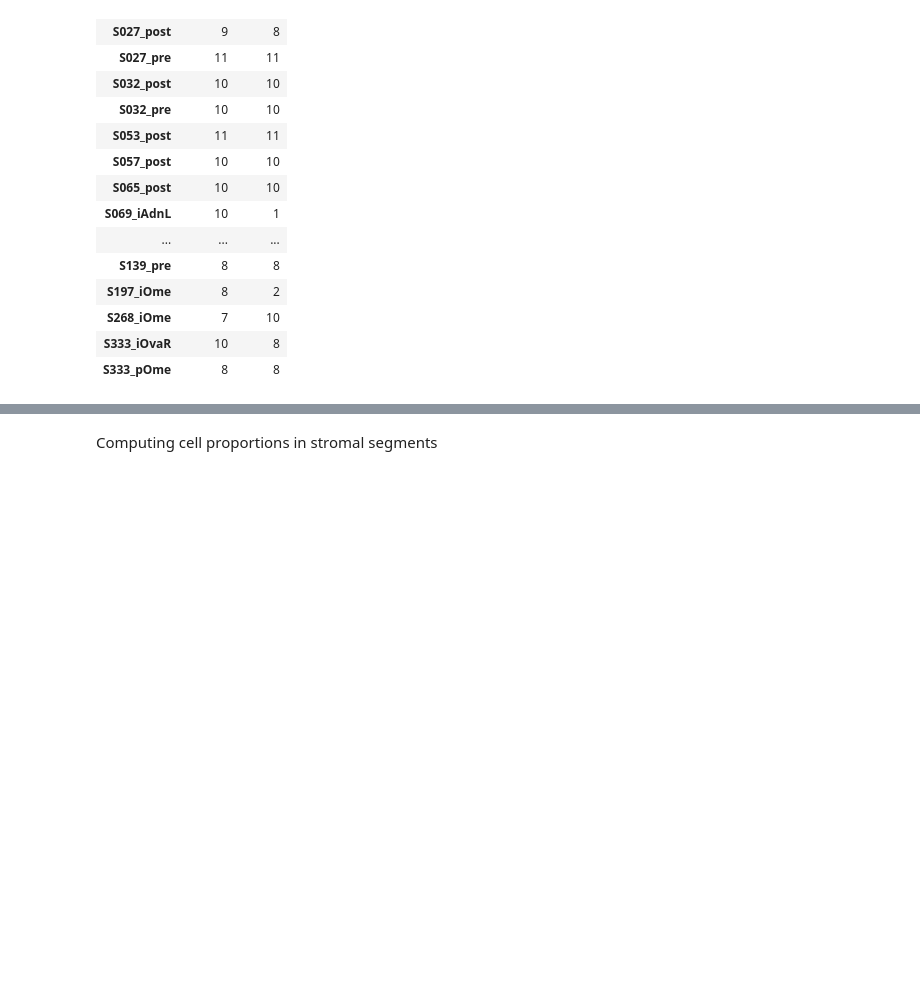
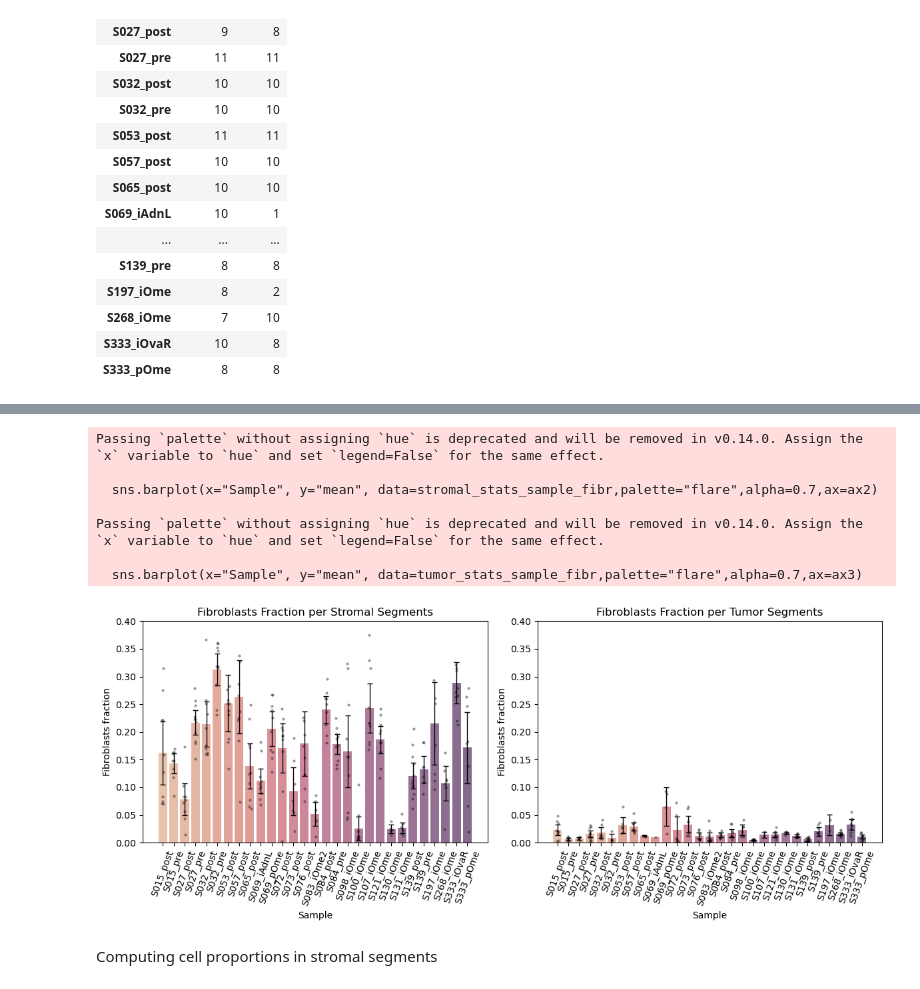
Before and after one commit to farkkilab/GeoFibroMax, a Jupyter notebook: batch_merged/merged_analysis.ipynb, the cells around one changed output, grey strips where cells are left out. Cells and saved outputs as stored; diff of their text form; code cells hidden in the pictures; blank space fills up the shorter version.

```diff
--- a/batch_merged/merged_analysis.ipynb
+++ b/batch_merged/merged_analysis.ipynb
@@ -111,3 +196,54 @@ tumor_stats_sample_tum["ci95"] = 1.96 * tumor_stats_sample_tum["sem"]
+# %%
+fig,(ax2,ax3)=plt.subplots(1,2,figsize=(12, 5))
+
+
+sns.barplot(x="Sample", y="mean", data=stromal_stats_sample_fibr,palette="flare",alpha=0.7,ax=ax2)
+sns.stripplot(x="Sample", y="Fibroblasts", data=stromal_data, color='black', size=3,alpha=0.4, jitter=True, ax=ax2)
+ax2.errorbar(
+    x=np.arange(len(stromal_stats_sample_fibr)),
+    y=stromal_stats_sample_fibr["mean"],
+    yerr=stromal_stats_sample_fibr["ci95"],
+    fmt='none',
+    ecolor='black',
+    capsize=3,
+    linewidth=1.0
+)
+ax2.set_ylim(0, 0.4)
+#ax2.set_xlabel("Sample")
+ax2.set_ylabel("Fibroblasts fraction")
+ax2.set_title("Fibroblasts Fraction per Stromal Segments")
+
+ax2.set_xticks(np.arange(len(stromal_stats_sample_fibr)))
+ax2.set_xticklabels(stromal_stats_sample_fibr["Sample"], rotation=70)
+
+sns.barplot(x="Sample", y="mean", data=tumor_stats_sample_fibr,palette="flare",alpha=0.7,ax=ax3)
+sns.stripplot(x="Sample", y="Fibroblasts", data=tumor_data, color='black', size=3,alpha=0.4, jitter=True, ax=ax3)
+ax3.errorbar(
+    x=np.arange(len(tumor_stats_sample_fibr)),
+    y=tumor_stats_sample_fibr["mean"],
+    yerr=tumor_stats_sample_fibr["ci95"],
+    fmt='none',
+    ecolor='black',
+    capsize=3,
+    linewidth=1.0
+)
+ax3.set_ylim(0, 0.4)
+ax3.set_xlabel("Sample")
+ax3.set_ylabel("Fibroblasts fraction")
+ax3.set_title("Fibroblasts Fraction per Tumor Segments")
+
+ax3.set_xticks(np.arange(len(tumor_stats_sample_fibr)))
+ax3.set_xticklabels(tumor_stats_sample_fibr["Sample"], rotation=70)
+plt.tight_layout()
+# %% [output]
+Passing `palette` without assigning `hue` is deprecated and will be removed in v0.14.0. Assign the `x` variable to `hue` and set `legend=False` for the same effect.
+
+  sns.barplot(x="Sample", y="mean", data=stromal_stats_sample_fibr,palette="flare",alpha=0.7,ax=ax2)
+
+Passing `palette` without assigning `hue` is deprecated and will be removed in v0.14.0. Assign the `x` variable to `hue` and set `legend=False` for the same effect.
+
+  sns.barplot(x="Sample", y="mean", data=tumor_stats_sample_fibr,palette="flare",alpha=0.7,ax=ax3)
+[figure, added]
 # %% [markdown]
 Computing cell proportions in stromal segments
 # %%
```
Also changed, not shown: parts of 6 cells of this notebook, 1 other file.
